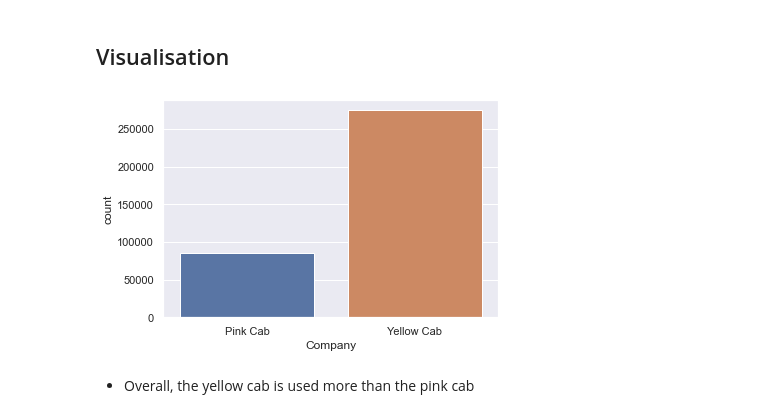
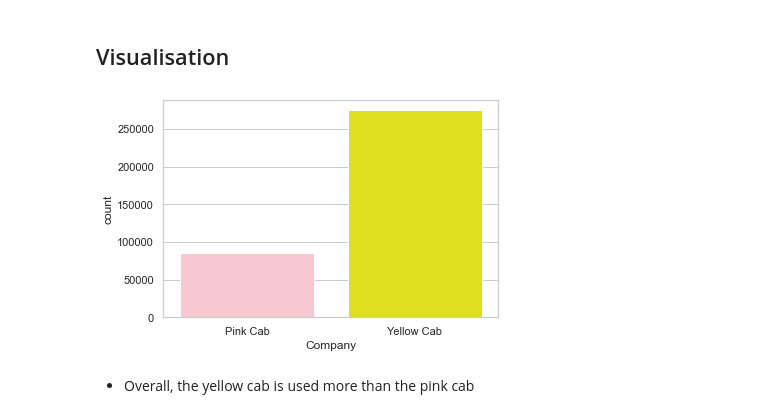
Before and after one commit to reemaalotaibi/dataglacier, a Jupyter notebook: Week2/Cab Investment EDA.ipynb, the cells around one changed output. Cells and saved outputs as stored; diff of their text form; code cells hidden in the pictures.

```diff
--- a/Week2/Cab Investment EDA.ipynb
+++ b/Week2/Cab Investment EDA.ipynb
@@ -386,2 +366,4 @@ final_df
 # %% [markdown]
 ## Cleaning DataSet
+# %%
+clean_df = final_df.dropna(inplace=False)
@@ -390,4 +388,3 @@ final_df
 # %%
-from datetime import date, timedelta
-final_df["Date of Travel"] = final_df["Date of Travel"].apply(lambda x: date(1900,1,1) + timedelta(x))
+clean_df["Date of Travel"] = clean_df["Date of Travel"].apply(lambda x: date(1900,1,1) + timedelta(x))
 #conversion by jimmygjean
@@ -420,10 +409,10 @@ final_df.query('Company == "Yellow Cab"').Company.count()
 # %%
 months=[]
 years =[]
-for i in range(len(final_df['Date of Travel'])):
-    months.append(final_df['Date of Travel'][i].month)
-    years.append(final_df['Date of Travel'][i].year)
-final_df['Month'] = months
-final_df['Year'] = years
+for i in range(len(clean_df['Date of Travel'])):
+    months.append(clean_df['Date of Travel'][i].month)
+    years.append(clean_df['Date of Travel'][i].year)
+clean_df['Month'] = months
+clean_df['Year'] = years
 
-final_df.drop('Date of Travel', axis=1, inplace=True)
+clean_df.drop('Date of Travel', axis=1, inplace=True)
@@ -486,9 +501,10 @@ one_time_cust
 # %%
 # num_rows
 # %%
-final_df['Population'] = (
-    final_df['Population'].str.replace(',', '', regex=True).astype(float)
+#convert the object values to float values for visualisation issues
+clean_df['Population'] = (
+    clean_df['Population'].str.replace(',', '', regex=True).astype(float)
 )
-final_df['Users'] = (
-    final_df['Users'].str.replace(',', '', regex=True).astype(float)
+clean_df['Users'] = (
+    clean_df['Users'].str.replace(',', '', regex=True).astype(float)
 )
@@ -511,9 +612,9 @@ final_df
 # %% [markdown]
 ## Visualisation
 # %%
-sns.set_theme(style="darkgrid")
-ax = sns.countplot(x="Company", data=final_df)
+sns.set_theme(style="whitegrid")
+companies = sns.countplot(x="Company", palette=['Pink', 'Yellow'], data=clean_df)
 # %% [output]
-[figure, old version]
+[figure, new version]
 # %% [markdown]
 * Overall, the yellow cab is used more than the pink cab
```
Also changed, not shown: parts of 73 cells of this notebook.
